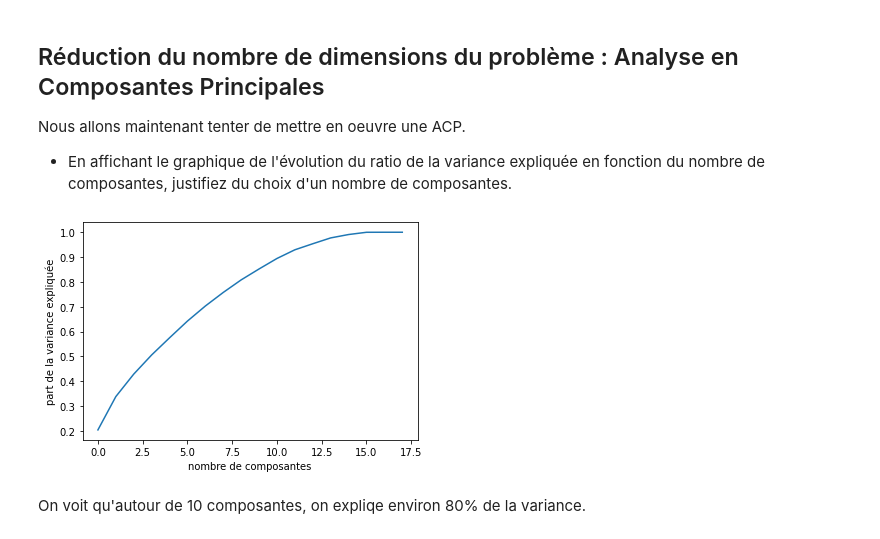
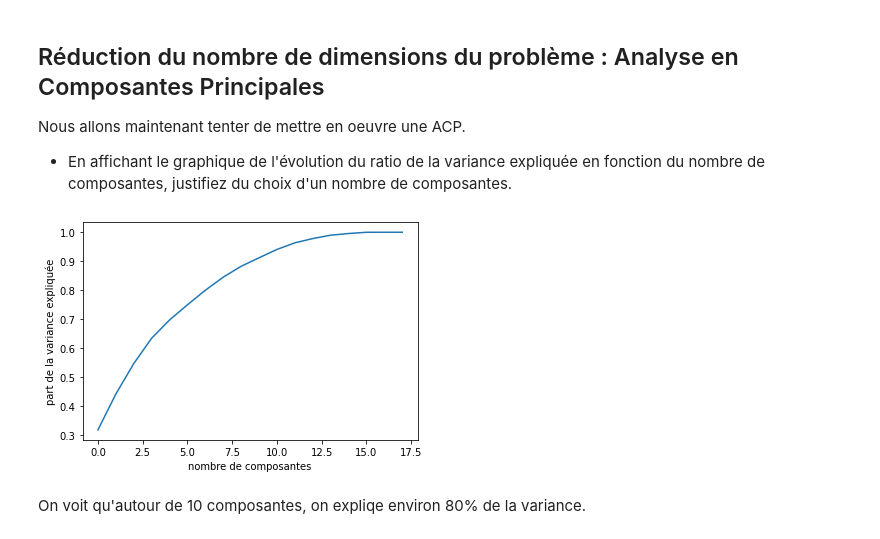
Before and after one commit to louiskuhn/IA-P2-Euskadi, a Jupyter notebook: Ressources/Machine Learning/Clustering/Clustering - cas pratique/Cas pratique clustering.ipynb, the cells around one changed output. Drawn from its saved outputs; the diff is of its cells as text; code cells hidden in the pictures.

```diff
--- a/Ressources/Machine Learning/Clustering/Clustering - cas pratique/Cas pratique clustering.ipynb
+++ b/Ressources/Machine Learning/Clustering/Clustering - cas pratique/Cas pratique clustering.ipynb
@@ -68,7 +68,7 @@ df.head()
 # MinMaxscaler ne modifie pas les dummies et permet de mettre les
 # variables continues à la même échelle entre 0 et 1
 sc = MinMaxScaler()
-df = sc.fit_transform(df)
+df_minmax = sc.fit_transform(df)
 # %% [markdown]
 
 - Affichez le dendogramme d'une analyse CAH et justifiez un choix de nombre de classes.
@@ -145,11 +133,11 @@ df_std = StandardScaler().fit_transform(df)
 # %%
 # graphique variance/nb de composantes
-pca = PCA().fit(df_std)
+pca = PCA().fit(df_minmax)
 plt.plot(np.cumsum(pca.explained_variance_ratio_))
 plt.xlabel('nombre de composantes')
 plt.ylabel('part de la variance expliquée');
 # %% [output]
-[figure, old version]
+[figure, new version]
 # %% [markdown]
 On voit qu'autour de 10 composantes, on expliqe environ 80% de la variance.
 # %% [markdown]
```
Also changed, not shown: parts of 27 cells of this notebook, 1 other file.
